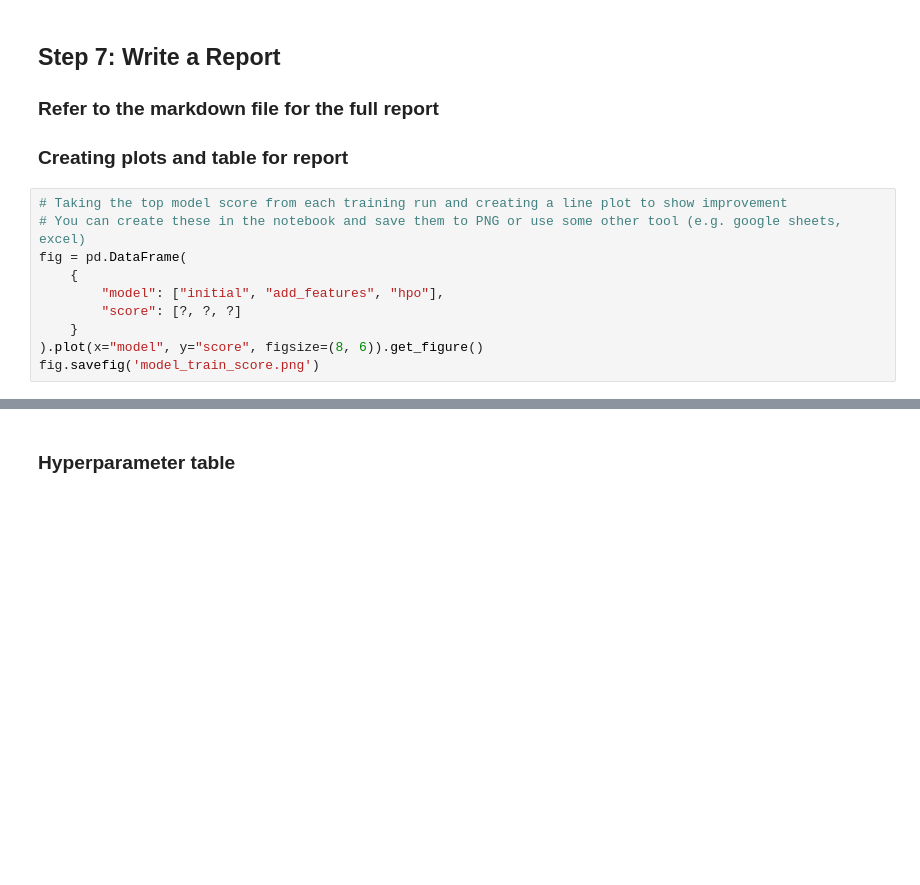
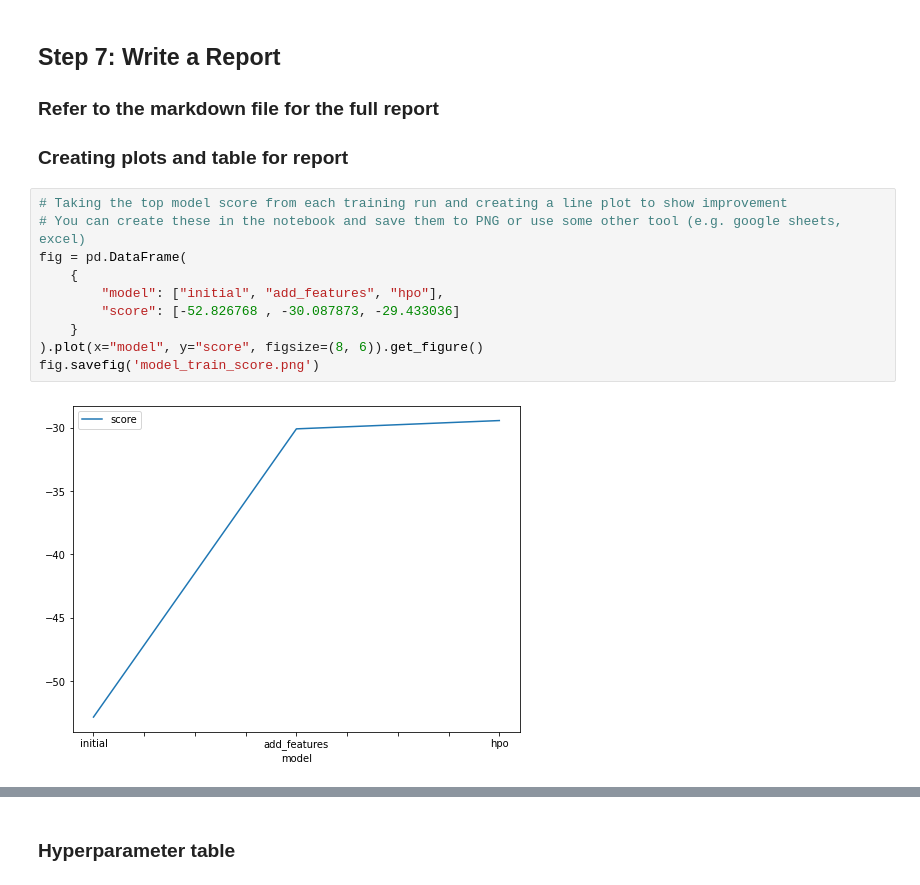
Before and after one commit to Sjoerd457/nd009t-c1-intro-to-ml-project-starter, a Jupyter notebook: project-template.ipynb, the cells around one changed output, grey strips where cells are left out. Drawn from its saved outputs; the diff is of its cells as text; blank space fills up the shorter version.

```diff
--- a/project-template.ipynb
+++ b/project-template.ipynb
@@ -902,13 +928,15 @@ NameError: name 'predictor_new_hpo2' is not defined
 # %%
 # Taking the top model score from each training run and creating a line plot to show improvement
 # You can create these in the notebook and save them to PNG or use some other tool (e.g. google sheets, excel)
 fig = pd.DataFrame(
     {
         "model": ["initial", "add_features", "hpo"],
-        "score": [?, ?, ?]
+        "score": [-52.826768 , -30.087873, -29.433036]
     }
 ).plot(x="model", y="score", figsize=(8, 6)).get_figure()
 fig.savefig('model_train_score.png')
+# %% [output]
+[figure, added]
 # %%
 # Take the 3 kaggle scores and creating a line plot to show improvement
 fig = pd.DataFrame(
```
Also changed, not shown: parts of 50 cells of this notebook, 3 other files.
